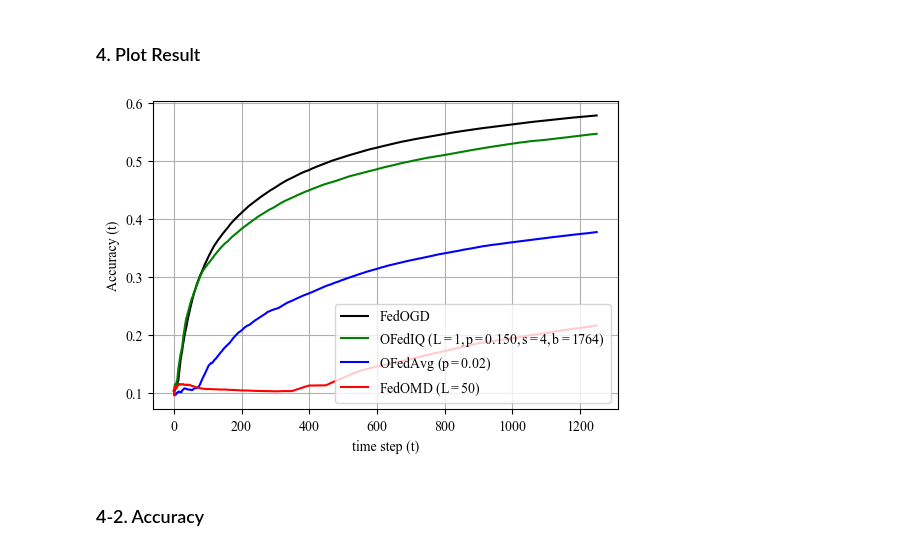
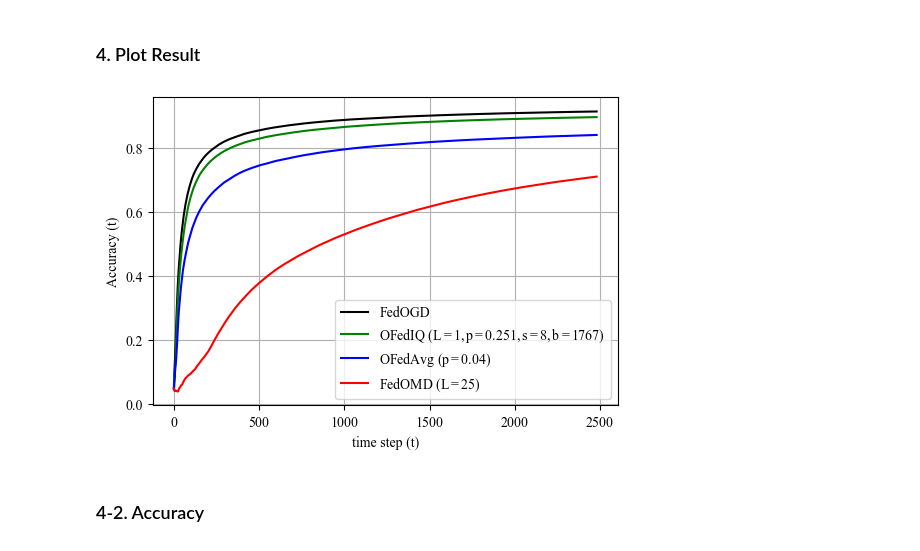
Before and after one commit to IISL-HYU/RegretAnalysis_OFL, a Jupyter notebook: Experiments.ipynb, the cells around one changed output. Saved outputs shown, nothing was run; the diff lists cells and outputs as text; code cells hidden in the pictures.

```diff
--- a/Experiments.ipynb
+++ b/Experiments.ipynb
@@ -108,37 +108,37 @@ with open(f"./result_L/{task}_FedOMD_{code}.pkl", "rb") as f:
     r3 = pickle.load(f)
 with open(f"./result_L/{task}_OFedIQ_{code}.pkl", "rb") as f:
     r4 = pickle.load(f)
 
 
 l1 = list(range(len(r1)))
 l2 = list(range(len(r2)))
 l3 = list(range(len(r3)))
 l4 = list(range(len(r4)))
 
 plt.rcParams["font.family"] = "Times New Roman"
 plt.figure(figsize=(6, 4))
 
 # Normal
 plt.plot(l1, r1, 'black', label=r'FedOGD')
-plt.plot(l4, r4, 'green', label=r'OFedIQ ($\mathdefault{L=1,p=0.150,s=4,b=1764}$)')
-plt.plot(l2, r2, 'blue', label=r'OFedAvg ($\mathdefault{p=0.02}$)')
-plt.plot(l3, r3, 'red', label=r'FedOMD ($\mathdefault{L=50}$)')
+plt.plot(l4, r4, 'green', label=r'OFedIQ ($\mathdefault{L=1,p=0.251,s=8,b=1767}$)')
+plt.plot(l2, r2, 'blue', label=r'OFedAvg ($\mathdefault{p=0.04}$)')
+plt.plot(l3, r3, 'red', label=r'FedOMD ($\mathdefault{L=25}$)')
 
 plt.xlabel('time step (t)')
 if task == 'clf':
     plt.ylabel('Accuracy (t)')
 elif task == 'reg':
     plt.ylabel('MSE (t)')
     #plt.yscale("log")
 
 plt.ylim([-0.1, 0.6])
 plt.grid()
 plt.legend()
 
 plt.savefig(f'./Figures_L/{task}_{code}.png', dpi=200, facecolor="white")
 plt.show()
 # %% [output]
-[figure, old version]
+[figure, new version]
 # %% [markdown]
 ### 4-2. Accuracy
 # %%
```
